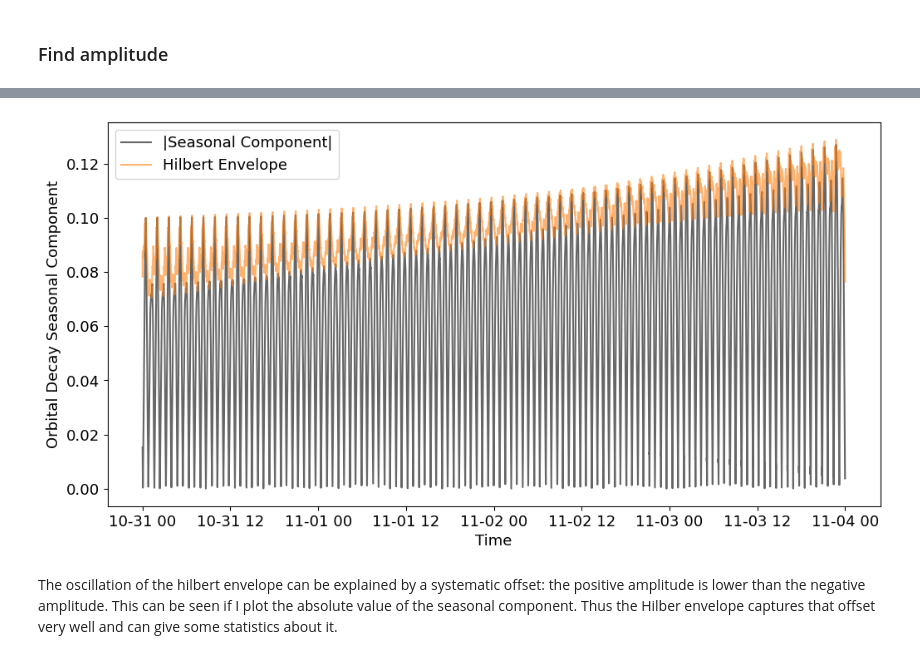
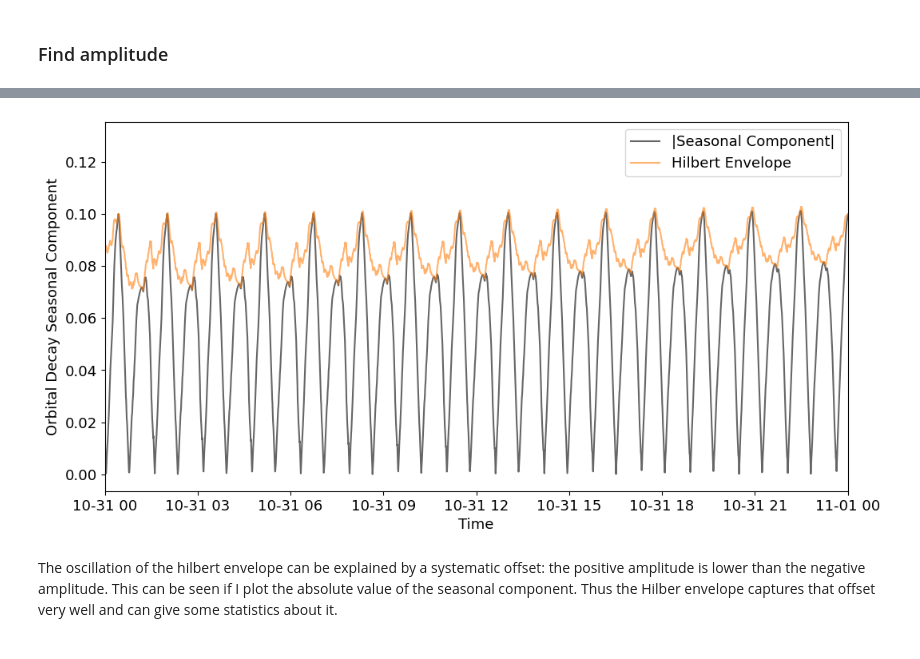
Before and after one commit to David-Student-Bern/MT, a Jupyter notebook: Analysis/modeling/amplitude_finder.ipynb, the cells around one changed output, grey strips where cells are left out. Cells and saved outputs as stored; diff of their text form; code cells hidden in the pictures.

```diff
--- a/Analysis/modeling/amplitude_finder.ipynb
+++ b/Analysis/modeling/amplitude_finder.ipynb
@@ -138,14 +137,16 @@ print(results)
 # %%
 plt.figure(figsize=(12, 6))
 # plt.plot(res_seasonal.index, res_seasonal, label='Seasonal Component', c='C0')
-plt.plot(res_seasonal.index, np.abs(res_seasonal), label='|Seasonal Component|', c='black', alpha=0.6)
-plt.plot(res_seasonal.index, np.abs(hilbert(res_seasonal)), label='Hilbert Envelope', c='C1', alpha=0.6)
+time = res_seasonal.index
+plt.plot(time, np.abs(res_seasonal), label='|Seasonal Component|', c='black', alpha=0.6)
+plt.plot(time, np.abs(hilbert(res_seasonal)), label='Hilbert Envelope', c='C1', alpha=0.6)
 plt.xlabel('Time')
 plt.ylabel('Orbital Decay Seasonal Component')
+plt.xlim(time[0], time[len(time)//4])
 plt.legend()
 plt.show()
 # %% [output]
-[figure, old version]
+[figure, new version]
 # %% [markdown]
 The oscillation of the hilbert envelope can be explained by a systematic offset: the positive amplitude is lower than the negative amplitude. This can be seen if I plot the absolute value of the seasonal component. Thus the Hilber envelope captures that offset very well and can give some statistics about it.
 # %% [markdown]
```
Also changed, not shown: parts of 10 cells of this notebook.
